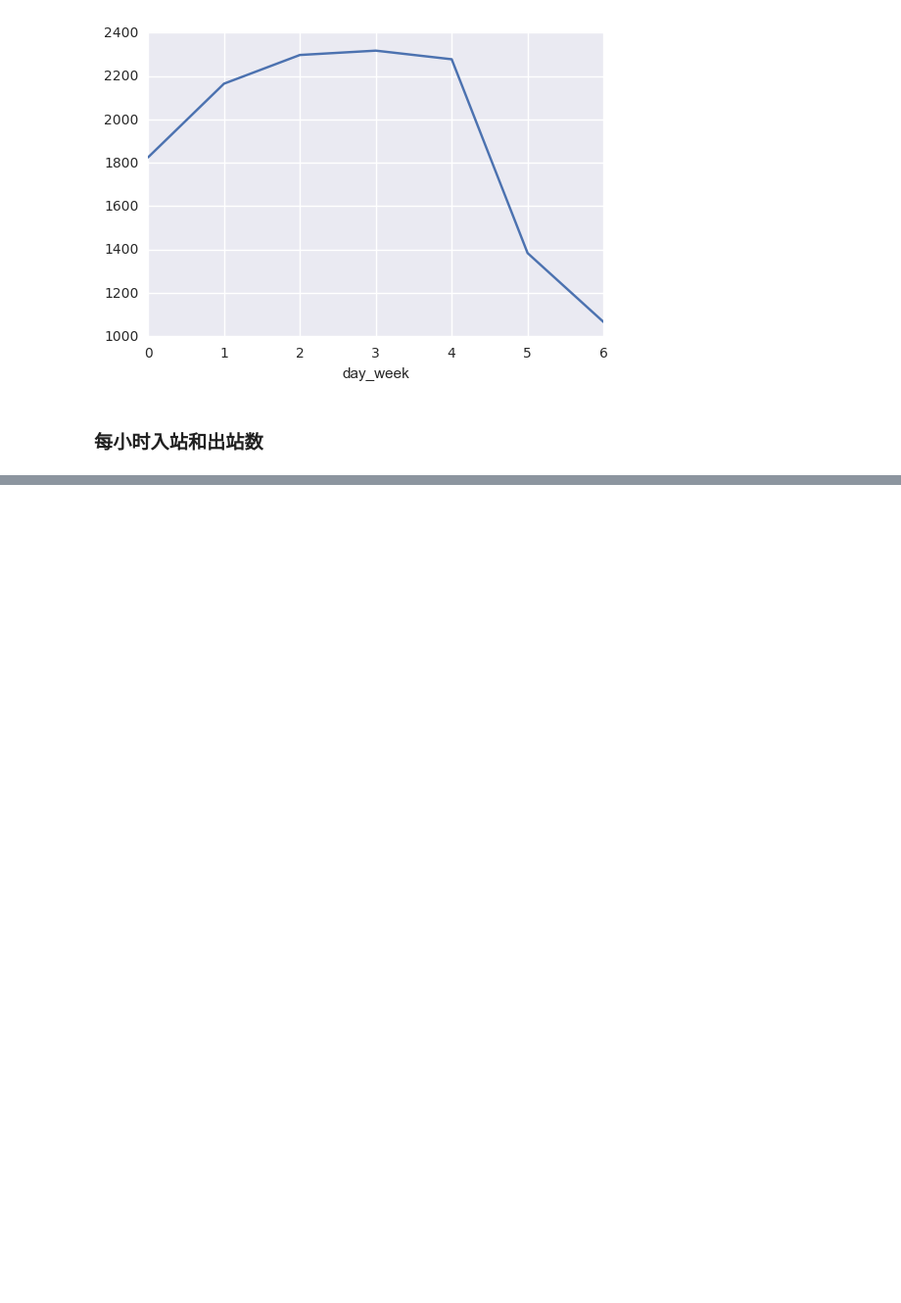
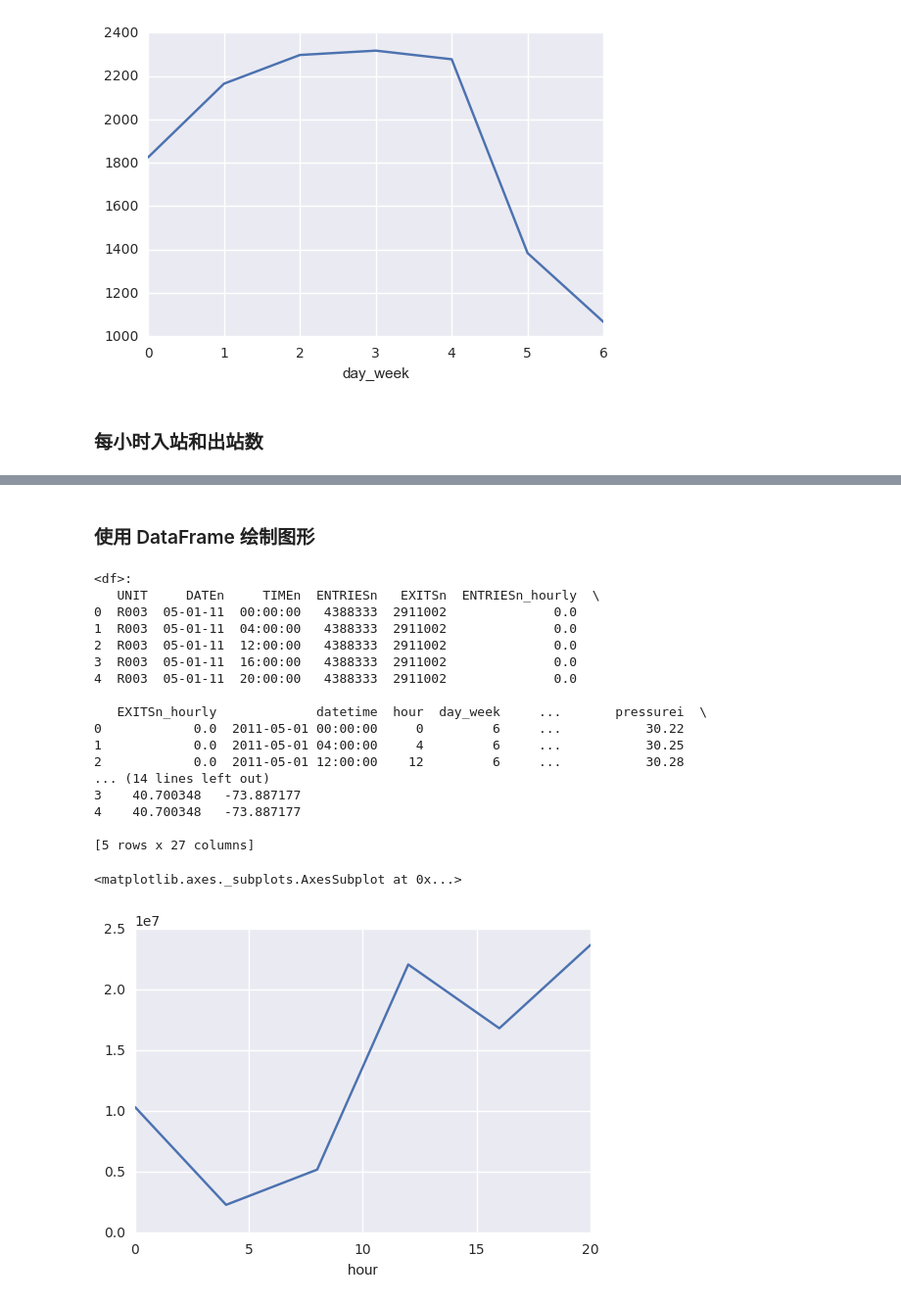
Before and after one commit to deCHN/DA-P2, a Jupyter notebook: mynote.ipynb, the cells around one changed output, grey strips where cells are left out. Shown at 98% size. Cells and saved outputs as stored; diff of their text form; code cells hidden in the pictures; blank space fills up the shorter version.

```diff
--- a/mynote.ipynb
+++ b/mynote.ipynb
@@ -1033,0 +1089,62 @@ get_hourly_entries_and_exits(ridership_df)
+# %% [markdown]
+### 使用 DataFrame 绘制图形
+# %%
+import matplotlib.pyplot as plt
+import numpy as np
+import pandas as pd
+import seaborn as sns
+
+values = np.array([1, 3, 2, 4, 1, 6, 4])
+example_df = pd.DataFrame({
+    'value': values,
+    'even': values % 2 == 0,
+    'above_three': values > 3
+}, index=['a', 'b', 'c', 'd', 'e', 'f', 'g'])
+
+# Change False to True for this block of code to see what it does
+
+# groupby() without as_index
+if False:
+#if True:
+    first_even = example_df.groupby('even').first()
+    print first_even
+    #print first_even['even'] # Causes an error. 'even' is no longer a column in the DataFrame
+
+# groupby() with as_index=False
+if False:
+#if True:
+    print '\n<df>:\n', example_df
+    first_even = example_df.groupby('even', as_index=False).first()
+    print '\n.groupby "even":\n', first_even
+    print '\ncolumn "even":\n', first_even['even'] # Now 'even' is still a column in the DataFrame
+
+filename = 'nyc-subway-weather.csv'
+subway_df = pd.read_csv(filename)
+
+## Make a plot of your choice here showing something interesting about the subway data.
+## Matplotlib documentation here: http://matplotlib.org/api/pyplot_api.html
+## Once you've got something you're happy with, share it on the forums!
+print '\n<df>:\n', subway_df.head()
+grpHour = subway_df.groupby('hour')
+grpHourSumEntries = grpHour.sum()['ENTRIESn_hourly']
+grpHourSumEntries.plot()
+# %% [output]
+<df>:
+   UNIT     DATEn     TIMEn  ENTRIESn   EXITSn  ENTRIESn_hourly  \
+0  R003  05-01-11  00:00:00   4388333  2911002              0.0
+1  R003  05-01-11  04:00:00   4388333  2911002              0.0
+2  R003  05-01-11  12:00:00   4388333  2911002              0.0
+3  R003  05-01-11  16:00:00   4388333  2911002              0.0
+4  R003  05-01-11  20:00:00   4388333  2911002              0.0
+
+   EXITSn_hourly             datetime  hour  day_week     ...       pressurei  \
+0            0.0  2011-05-01 00:00:00     0         6     ...           30.22
+1            0.0  2011-05-01 04:00:00     4         6     ...           30.25
+2            0.0  2011-05-01 12:00:00    12         6     ...           30.28
+... (14 lines left out)
+3    40.700348   -73.887177
+4    40.700348   -73.887177
+
+[5 rows x 27 columns]
+<matplotlib.axes._subplots.AxesSubplot at 0x...>
+[figure, added]
```
Also changed, not shown: parts of 4 cells of this notebook.
